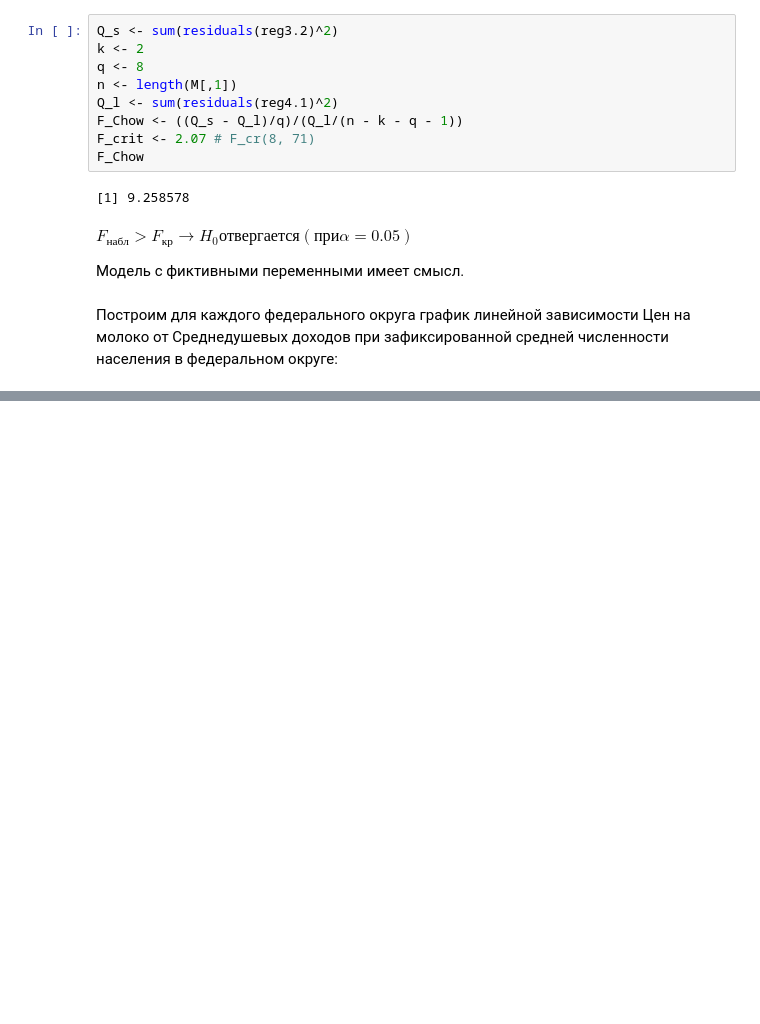
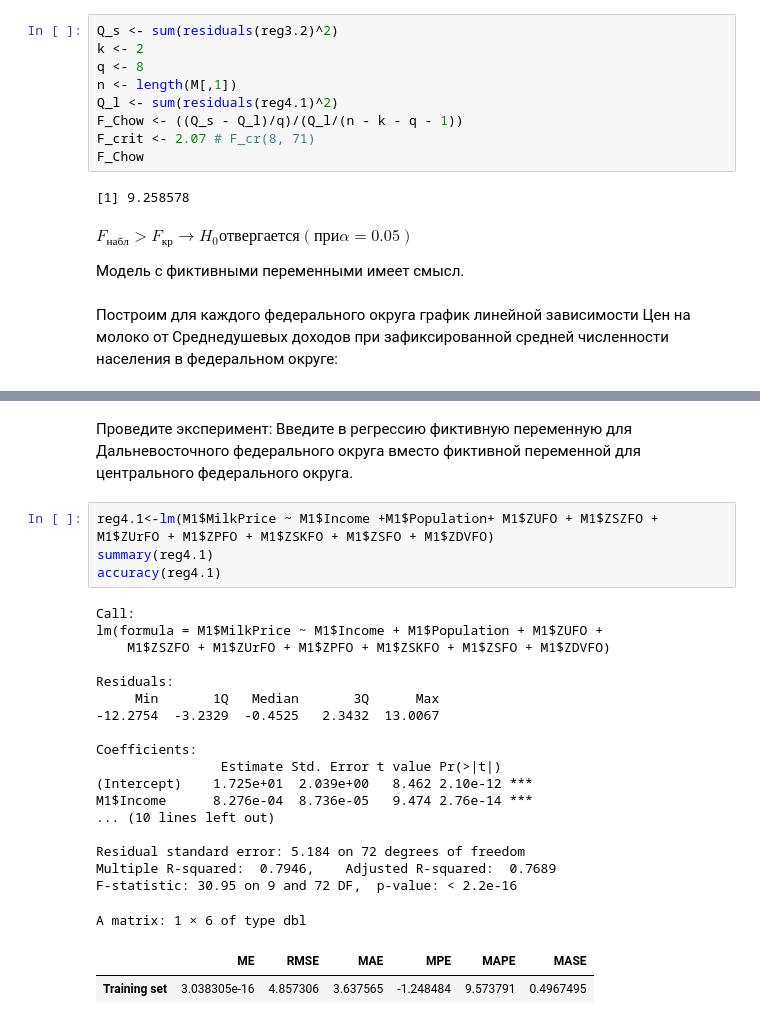
Before and after one commit to evershin104/ecomometrics, a Jupyter notebook: lab5.ipynb, the cells around one changed output, grey strips where cells are left out. Drawn from its saved outputs; the diff is of its cells as text; blank space fills up the shorter version.

```diff
--- a/lab5.ipynb
+++ b/lab5.ipynb
@@ -421,0 +460,29 @@ legend(10000,83,legend = c("CFO","UFO","SZFO","YuFO","PFO","SKFO","SFO","DVFO"),
+# %% [markdown]
+Проведите эксперимент: Введите в регрессию фиктивную переменную для
+Дальневосточного федерального округа вместо фиктивной переменной для
+центрального федерального округа.
+# %%
+reg4.1<-lm(M1$MilkPrice ~ M1$Income +M1$Population+ M1$ZUFO + M1$ZSZFO + M1$ZUrFO + M1$ZPFO + M1$ZSKFO + M1$ZSFO + M1$ZDVFO)
+summary(reg4.1)
+accuracy(reg4.1)
+# %% [output]
+Call:
+lm(formula = M1$MilkPrice ~ M1$Income + M1$Population + M1$ZUFO +
+    M1$ZSZFO + M1$ZUrFO + M1$ZPFO + M1$ZSKFO + M1$ZSFO + M1$ZDVFO)
+
+Residuals:
+     Min       1Q   Median       3Q      Max
+-12.2754  -3.2329  -0.4525   2.3432  13.0067
+
+Coefficients:
+                Estimate Std. Error t value Pr(>|t|)
+(Intercept)    1.725e+01  2.039e+00   8.462 2.10e-12 ***
+M1$Income      8.276e-04  8.736e-05   9.474 2.76e-14 ***
+... (10 lines left out)
+
+Residual standard error: 5.184 on 72 degrees of freedom
+Multiple R-squared:  0.7946,    Adjusted R-squared:  0.7689
+F-statistic: 30.95 on 9 and 72 DF,  p-value: < 2.2e-16
+A matrix: 1 × 6 of type dbl
+|  | ME | RMSE | MAE | MPE | MAPE | MASE |
+| Training set | 3.038305e-16 | 4.857306 | 3.637565 | -1.248484 | 9.573791 | 0.4967495 |
```
Also changed, not shown: parts of 26 cells of this notebook.
